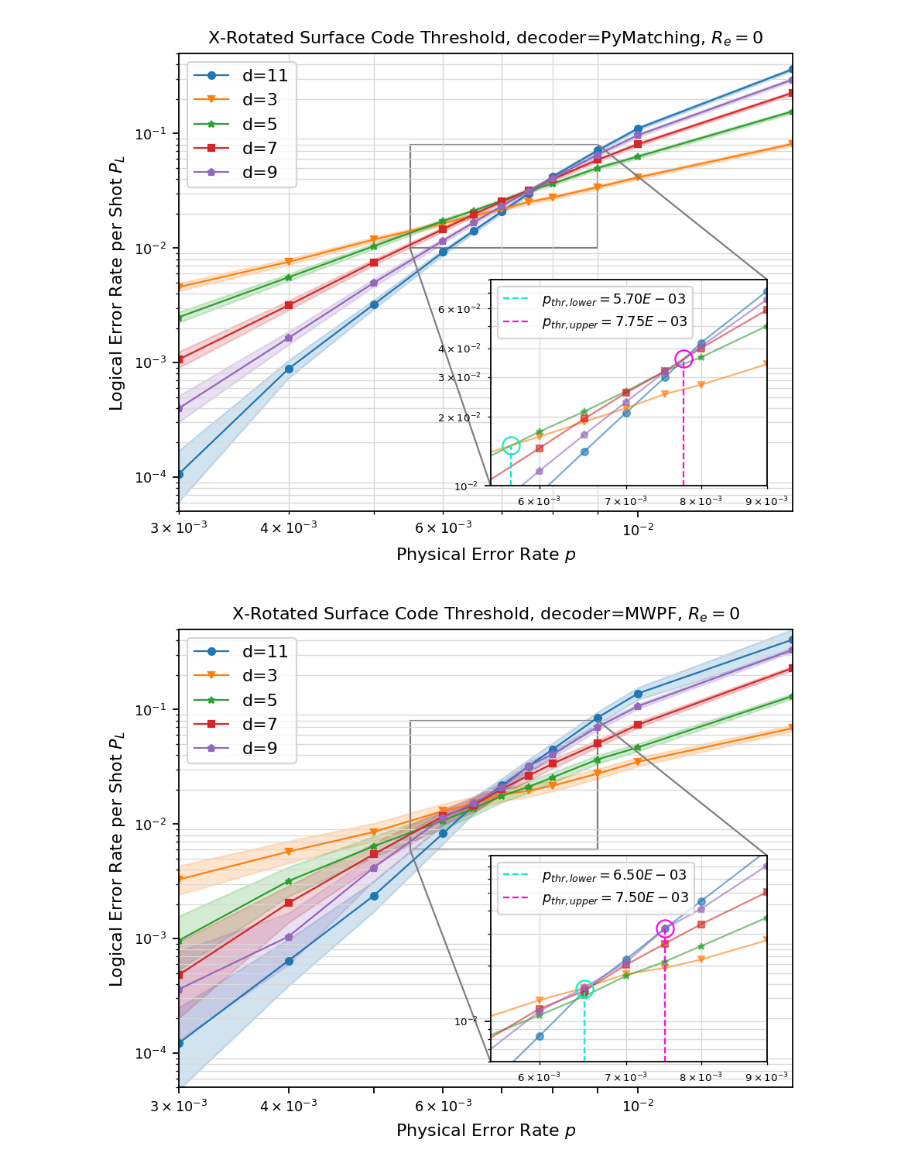
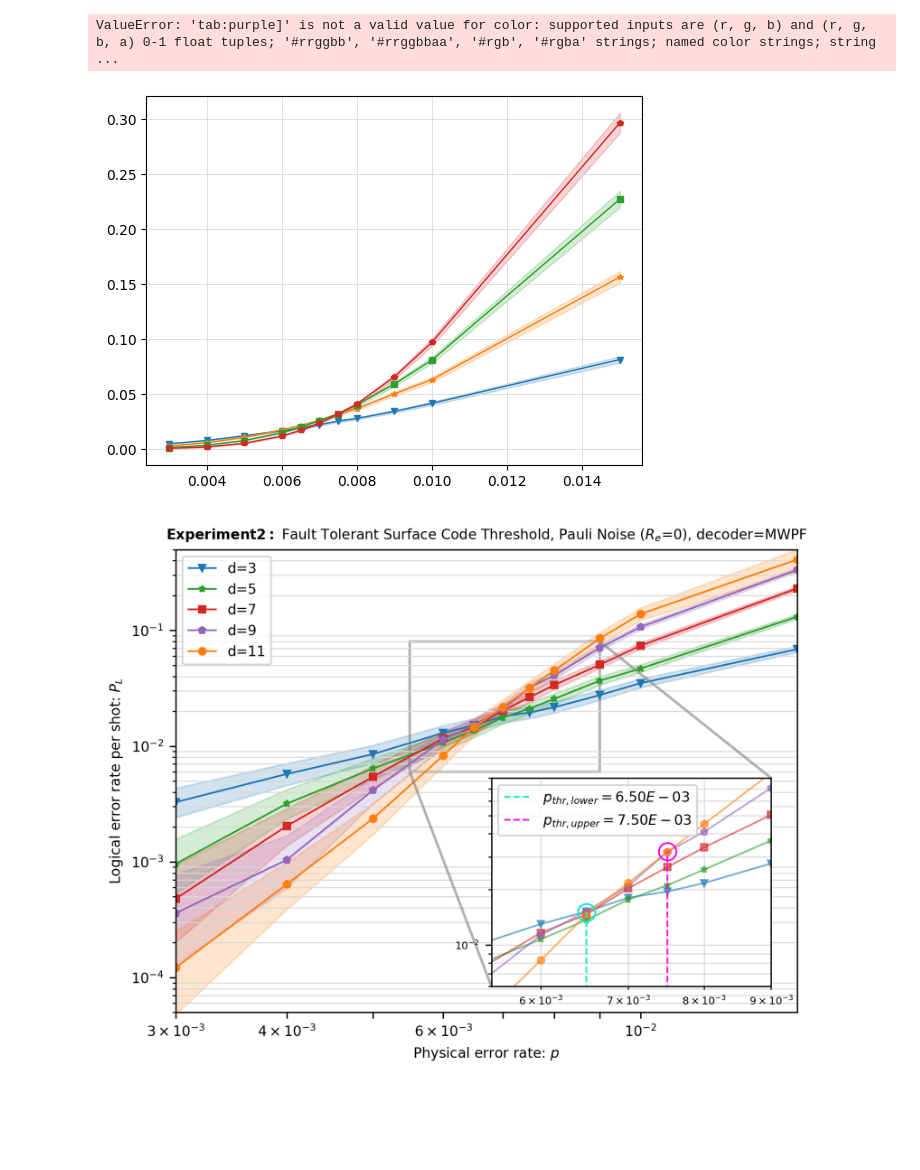
Before and after one commit to leigh-johnson/C191A-qubit-minesweeper, a Jupyter notebook: notebooks/fig1.ipynb, the cells around one changed output. Saved outputs shown, nothing was run; the diff lists cells and outputs as text; code cells hidden in the pictures; blank space fills up the shorter version.

Commit message:
High DPI (300) images for the poster + fixup marker colors/symbols for consistency (#64)
* high dpi imgs + fixup consistent marker colors/symbols

* use default MATPLOTLIB tableau color order

```diff
--- a/notebooks/fig1.ipynb
+++ b/notebooks/fig1.ipynb
@@ -24,20 +54,21 @@ sinter.plot_error_rate(
     ax=ax,
     stats=pymatching_stats,
     x_func=lambda stats: stats.json_metadata["p"],
-    group_func=lambda stats: "d=" + str(stats.json_metadata["d"]),
+    group_func=group_func,
+    # group_func=lambda stats: "d=" + str(stats.json_metadata["d"]),
     # + stats.json_metadata["decoder"]
-    # plot_args_func=lambda idx, curve: dict(markersize=5)
+    plot_args_func=plot_args,
 )
 ax.loglog()
 ax.set_title(
-    "X-Rotated Surface Code Threshold, decoder=PyMatching, $R_e=0$",
-    fontdict=dict(fontsize=10),
+    r"$\bf{Experiment 1:}$ Fault Tolerant Surface Code Threshold, Pauli Noise ($R_e$=0), decoder=PyMatching",
+    fontdict=dict(fontsize=8),
 )
 
 ax.set_xlim(3e-3, 1.5e-2)
 ax.set_ylim(5e-5, 5e-1)
-ax.set_xlabel("Physical Error Rate $p$")
-ax.set_ylabel("Logical Error Rate per Shot $P_L$")
+ax.set_xlabel("Physical error rate: $p$", fontsize=8)
+ax.set_ylabel("Logical error rate per shot: $P_L$", fontsize=8)
 ax.grid(which="both")
 # inset axes
 axins = inset_axes(ax, width="45%", height="45%", loc="lower right", borderpad=1.5)
@@ -76,40 +107,42 @@ axins.vlines(
     ymin=0,
     ymax=pthr_lower[1],
     color="xkcd:aqua",
     linestyle="--",
     label="$p_{thr,lower}$" + f"$={pthr_lower[0]:.2E}$",
 )
 pthr_upper = (7.75e-3, 3.6e-2)
 axins.plot(
     pthr_upper[0],
     pthr_upper[1],
     "o",
     label="_nolegend_",
     fillstyle="none",
     markersize=10,
     color="xkcd:bright magenta",
 )
 axins.vlines(
     x=pthr_upper[0],
     ymin=0,
     ymax=pthr_upper[1],
     color="xkcd:bright magenta",
     linestyle="--",
     label="$p_{thr,upper}$" + f"$={pthr_upper[0]:.2E}$",
 )
 # mark xticks on inset plot at pthr intercept
 # axins.xaxis.set_major_locator(
 #     ticker.FixedLocator([6e-3, 7e-3, 8e-3, pthr_lower[0], pthr_upper[0]])
 # )
+# zoomed region
+mark_inset(ax, axins, loc1=3, loc2=1, fc="none", ec="grey", alpha=0.6, linewidth=1.5)
+ax.legend(fontsize=8)
 axins.legend(fontsize=8)
-# zoomed region
-mark_inset(ax, axins, loc1=3, loc2=1, fc="none", ec="grey")
-ax.legend()
-ax.tick_params(axis="both", which="both", labelsize=8)
-axins.tick_params(axis="both", which="both", labelsize=6)
-fig.set_dpi(160)
+ax.tick_params(axis="both", which="both", labelsize=6)
+axins.tick_params(axis="both", which="both", labelsize=5)
+fig.set_dpi(FIG_DPI)
+plt.savefig("../poster/images/pthr_experiment1.png", bbox_inches="tight", dpi=FIG_DPI)
 # %% [output]
+ValueError: 'tab:purple]' is not a valid value for color: supported inputs are (r, g, b) and (r, g, b, a) 0-1 float tuples; '#rrggbb', '#rrggbbaa', '#rgb', '#rgba' strings; named color strings; string ...
-[figure, old version]
+[figure, new version]
 # %%
 ABLATION_FILES = [
     "../datasets/circuit=surface_code:rotated_memory_x/decoder=mwpf/erasure=0.0/solver=SolverSerialJointSingleHair/2025-11-27_d=3.csv",
@@ -130,19 +163,19 @@ sinter.plot_error_rate(
     ax=ax,
     stats=ablation_stats,
     x_func=lambda stats: stats.json_metadata["p"],
-    group_func=lambda stats: "d=" + str(stats.json_metadata["d"]),
+    group_func=group_func,
     # + stats.json_metadata["decoder"]
-    # plot_args_func=lambda idx, curve: dict(markersize=5)
+    plot_args_func=plot_args,
 )
 ax.loglog()
 ax.set_title(
-    "X-Rotated Surface Code Threshold, decoder=MWPF, $R_e=0$",
-    fontdict=dict(fontsize=10),
+    r"$\bf{Experiment 2:}$ Fault Tolerant Surface Code Threshold, Pauli Noise ($R_e$=0), decoder=MWPF",
+    fontdict=dict(fontsize=8),
 )
 ax.set_ylim(5e-5, 5e-1)
 ax.set_xlim(3e-3, 1.5e-2)
-ax.set_xlabel("Physical Error Rate $p$")
-ax.set_ylabel("Logical Error Rate per Shot $P_L$")
+ax.set_xlabel("Physical error rate: $p$", fontsize=8)
+ax.set_ylabel("Logical error rate per shot: $P_L$", fontsize=8)
 ax.grid(which="major")
 ax.grid(which="minor")
 
@@ -210,15 +243,17 @@ axins.vlines(
 # )
 axins.legend(fontsize=8)
 # zoomed region
-mark_inset(ax, axins, loc1=3, loc2=1, fc="none", ec="grey")
-ax.legend()
+mark_inset(ax, axins, loc1=3, loc2=1, fc="none", ec="grey", alpha=0.6, linewidth=1.5)
+ax.legend(fontsize=8)
+axins.legend(fontsize=8)
 ax.tick_params(axis="both", which="both", labelsize=8)
 axins.tick_params(axis="both", which="both", labelsize=6)
 
 ax.xaxis.set_major_locator(ticker.LogLocator(base=10, numticks=15, subs="all"))
-fig.set_dpi(160)
+fig.set_dpi(FIG_DPI)
+plt.savefig("../poster/images/pthr_experiment2.png", bbox_inches="tight", dpi=FIG_DPI)
 # %% [output]
-[figure, old version]
+[figure, new version]
 # %%
 ERASURE_FILES = [
     "../datasets/circuit=surface_code:rotated_memory_x/decoder=mwpf/erasure=1.0/solver=SolverSerialJointSingleHair/2025-11-28_d=3.csv",
```
Also changed, not shown: parts of 8 cells of this notebook, 5 other files.
